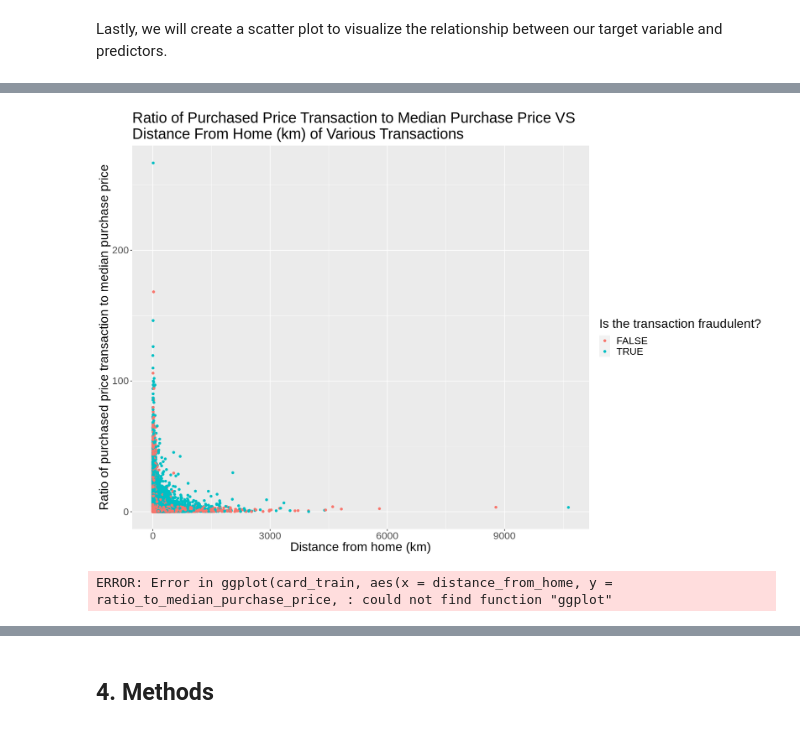
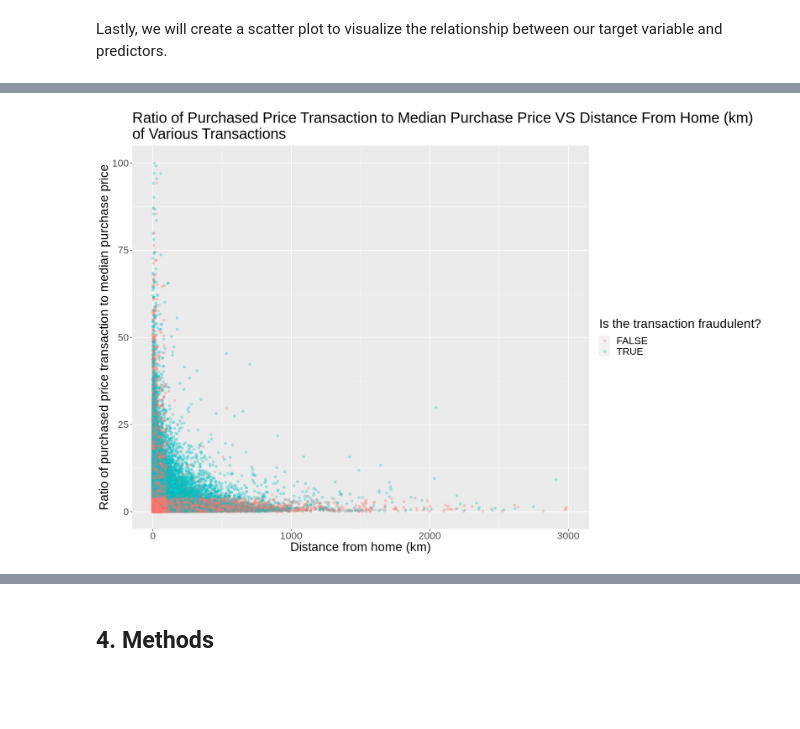
Before and after one commit to chohyeonkim/Data-Science-R-, a Jupyter notebook: Group_project_11_Proposal.ipynb, the cells around one changed output, grey strips where cells are left out. Drawn from its saved outputs; the diff is of its cells as text; code cells hidden in the pictures; blank space fills up the shorter version.

```diff
--- a/Group_project_11_Proposal.ipynb
+++ b/Group_project_11_Proposal.ipynb
@@ -195,13 +173,15 @@ Lastly, we will create a scatter plot to visualize the relationship between our
 #Setting the size of the plot
 options(repr.plot.width = 15, repr.plot.height = 10)
 
-#Visualizing the relationship without any scaling
-card_plot_unscaled <- ggplot(card_train, aes(x = distance_from_home , y =  ratio_to_median_purchase_price, color = fraud)) +
-                      geom_point() +
-                      labs(x = "Distance from home (km)",
-                           y = "Ratio of purchased price transaction to median purchase price",
-                           color = "Is the transaction fraudulent?") +
-                      ggtitle("Ratio of Purchased Price Transaction to Median Purchase Price VS \nDistance From Home (km) of Various Transactions") +
-                      theme(text = element_text(size = 20))
-card_plot_unscaled
+#Visualizing the relationship by setting up limits to scale the plot
+card_plot <- ggplot(card_train, aes(x = distance_from_home , y =  ratio_to_median_purchase_price, color = fraud)) +
+             geom_point(alpha = 0.3) +
+             scale_y_continuous(limits = c(0, 100)) +
+             scale_x_continuous(limits = c(0, 3000)) +
+             labs(x = "Distance from home (km)",
+                  y = "Ratio of purchased price transaction to median purchase price",
+                  color = "Is the transaction fraudulent?" ) +
+             ggtitle("Ratio of Purchased Price Transaction to Median Purchase Price VS Distance From Home (km) \nof Various Transactions") +
+             theme(text = element_text(size = 20))
+card_plot
 # %% [output]
@@ -208,18 +190 @@ card_plot_unscaled
-[figure, old version]
+[figure, new version]
-# %%
-#Setting the size of the plot
-options(repr.plot.width = 12, repr.plot.height = 10)
-
-#Visualizing the relationship by setting up limits to scale the plot
-card_plot <- ggplot(card_train, aes(x = distance_from_home , y =  ratio_to_median_purchase_price, color = fraud)) +
-             geom_point(alpha = 0.3) +
-             scale_y_continuous(limits = c(0, 100)) +
-             scale_x_continuous(limits = c(0, 3000)) +
-             labs(x = "Distance from home (km)",
-                  y = "Ratio of purchased price transaction to median purchase price",
-                  color = "Is the transaction fraudulent?" ) +
-             ggtitle("Ratio of Purchased Price Transaction to Median Purchase Price VS Distance From Home (km) \nof Various Transactions") +
-             theme(text = element_text(size = 20))
-card_plot
-# %% [output]
-ERROR: Error in ggplot(card_train, aes(x = distance_from_home, y = ratio_to_median_purchase_price, : could not find function "ggplot"
```
Also changed, not shown: parts of 12 cells of this notebook.
